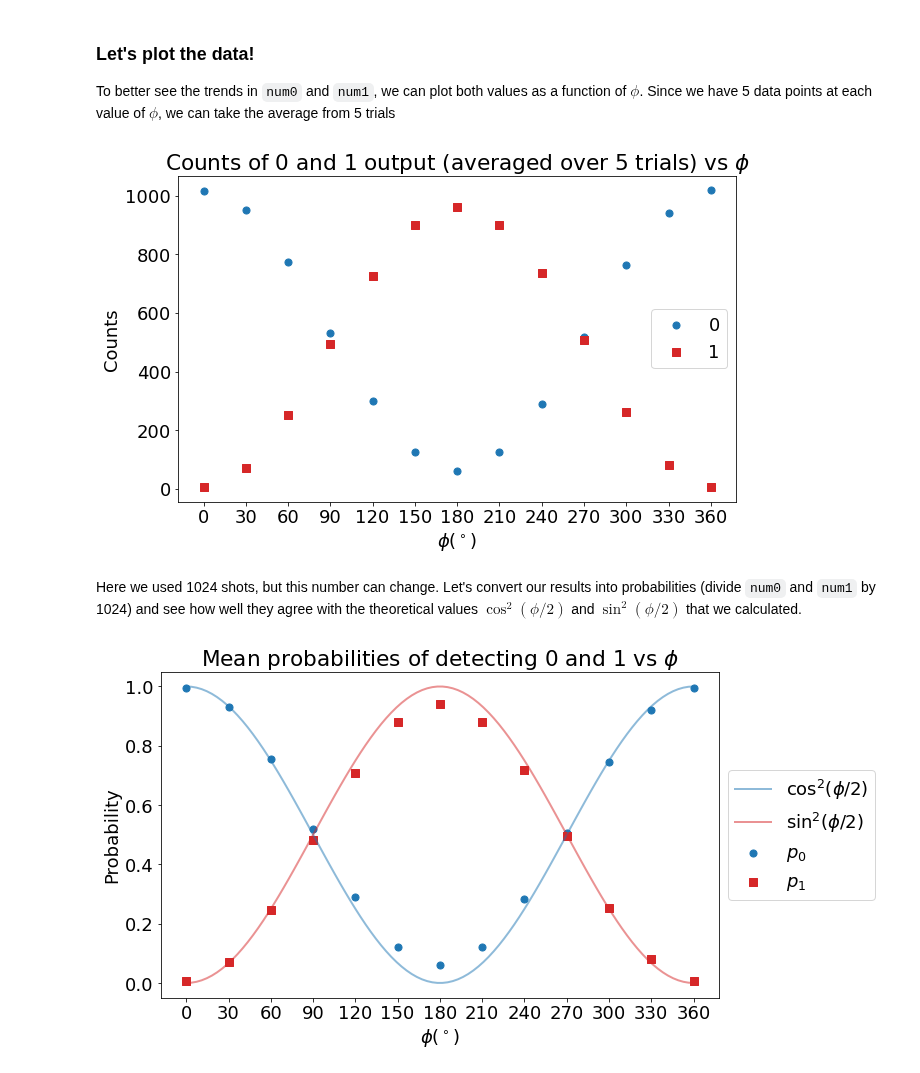
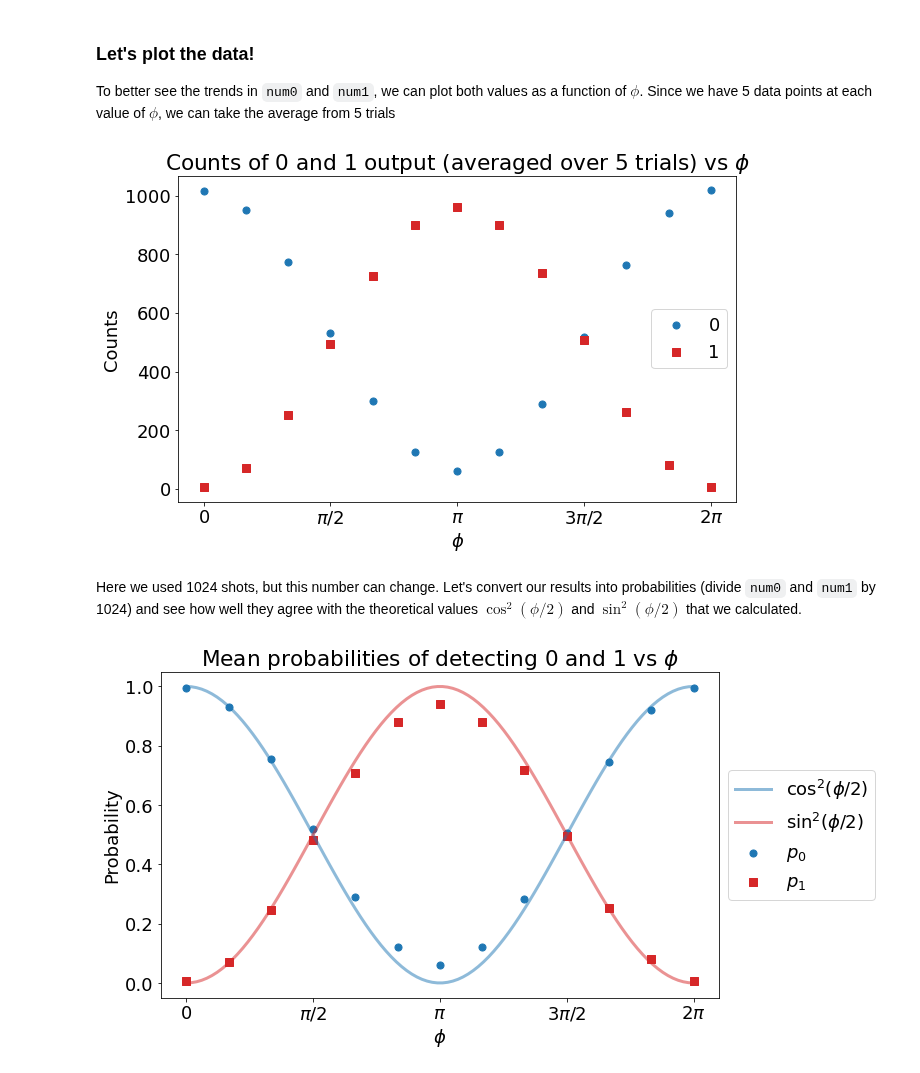
Before and after one commit to tinatn29/LIGO-code, a Jupyter notebook: SPLASH_demo.ipynb, the cells around one changed output. Saved outputs shown, nothing was run; the diff lists cells and outputs as text; code cells hidden in the pictures.

```diff
--- a/SPLASH_demo.ipynb
+++ b/SPLASH_demo.ipynb
@@ -40,27 +40,31 @@ array([964., 959., 959., 977., 950.])
 ### Let's plot the data!
 To better see the trends in `num0` and `num1`, we can plot both values as a function of $\phi$. Since we have 5 data points at each value of $\phi$, we can take the average from 5 trials
 # %%
-phi = np.linspace(0, 360, 13)
+phi = np.linspace(0, 2*np.pi, 13)
 mean0 = np.mean(num0, axis=1) # averaged over 5 trials at each phi
 mean1 = np.mean(num1, axis=1) # averaged over 5 trials at each phi
 
 fig, ax = plt.subplots()
 plt.scatter(phi, mean0, label="0", s=50)
 plt.scatter(phi, mean1, label="1", s=50, color="C3", marker="s")
 plt.legend()
 ax.set_ylabel("Counts")
-ax.set_xlabel("$\phi (^\circ)$")
-plt.xticks(phi)
+ax.set_xlabel("$\phi$")
 plt.title("Counts of 0 and 1 output (averaged over 5 trials) vs $\phi$")
+
+xticks = [0, np.pi/2, np.pi, 3*np.pi/2, 2 * np.pi]
+ticklabels = ['$0$', '$\pi/2$', '$\pi$', '$3\pi/2$', '$2\pi$']
+plt.xticks(xticks, ticklabels)
+
 plt.show()
 # %% [output]
-[figure, old version]
+[figure, new version]
 # %% [markdown]
 Here we used 1024 shots, but this number can change. Let's convert our results into probabilities (divide `num0` and `num1` by 1024) and see how well they agree with the theoretical values $\cos^2{(\phi/2)}$ and $\sin^2{(\phi/2)}$ that we calculated.
 # %%
-phi = np.linspace(0, 360, 13)
-p0 = np.mean(num0, axis=1) / 1024 # calculate probability p0
-p1 = np.mean(num1, axis=1) / 1024 # calculate probability p1
+phi = np.linspace(0, 2*np.pi, 13)
+p0 = np.mean(num0, axis=1) / 1024 # calculate probability p0 (divide count by 1024)
+p1 = np.mean(num1, axis=1) / 1024 # calculate probability p1 (divide count by 1024)
 
 fig, ax = plt.subplots()
 plt.scatter(phi, p0, label="$p_0$", s=50)
@@ -68,17 +72,19 @@ plt.scatter(phi, p1, label="$p_1$", s=50, color="C3", marker="s")
 
 # plot theoretical curves
 phi_rad = np.linspace(0, 2 * np.pi, 100)
-phi_deg = np.rad2deg(phi_rad)
-plt.plot(phi_deg, np.cos(phi_rad/2)**2, lw=2, alpha=0.5, label="$\cos^2{(\phi/2)}$")
-plt.plot(phi_deg, np.sin(phi_rad/2)**2, lw=2, alpha=0.5, color="C3", label="$\sin^2{(\phi/2)}$")
+plt.plot(phi_rad, np.cos(phi_rad/2)**2, lw=3, alpha=0.5, label="$\cos^2{(\phi/2)}$")
+plt.plot(phi_rad, np.sin(phi_rad/2)**2, lw=3, alpha=0.5, color="C3", label="$\sin^2{(\phi/2)}$")
 
 ax.set_ylabel("Probability")
-ax.set_xlabel("$\phi (^\circ)$")
-plt.xticks(phi)
+ax.set_xlabel("$\phi$")
 plt.title("Mean probabilities of detecting 0 and 1 vs $\phi$")
 plt.legend(loc='center left', bbox_to_anchor=(1, 0.5))
 
+xticks = [0, np.pi/2, np.pi, 3*np.pi/2, 2 * np.pi]
+ticklabels = ['$0$', '$\pi/2$', '$\pi$', '$3\pi/2$', '$2\pi$']
+plt.xticks(xticks, ticklabels)
+
 plt.show()
 # %% [output]
-[figure, old version]
+[figure, new version]
 # %% [markdown]
```
Also changed, not shown: parts of 19 cells of this notebook.
